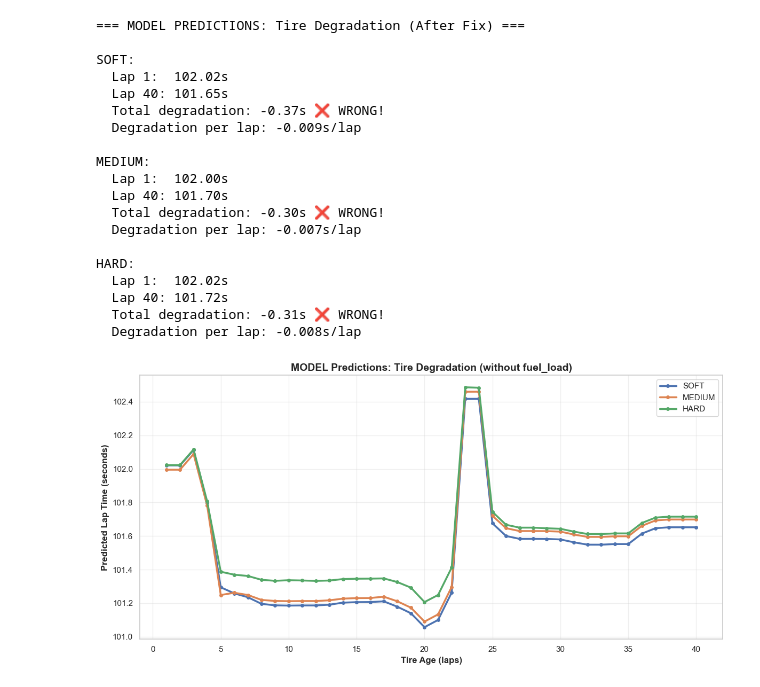
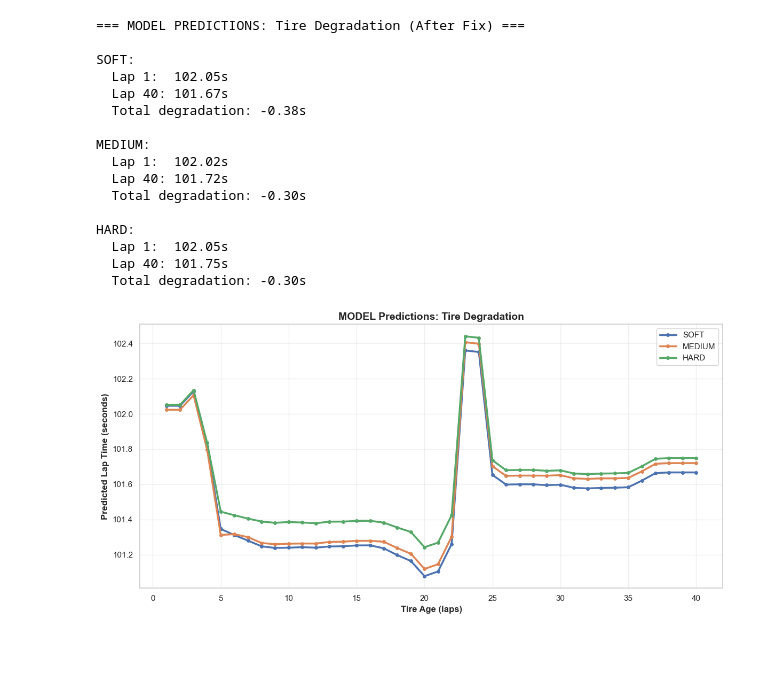
Before and after one commit to Shrey12202/Visualize-F1, a Jupyter notebook: tyre_strategy_withoutfuel.ipynb, the cells around one changed output. Drawn from its saved outputs; the diff is of its cells as text; code cells hidden in the pictures; blank space fills up the shorter version.

```diff
--- a/tyre_strategy_withoutfuel.ipynb
+++ b/tyre_strategy_withoutfuel.ipynb
@@ -440,8 +324,8 @@ print("=== MODEL PREDICTIONS: Tire Degradation (After Fix) ===\n")
 
 fig, ax = plt.subplots(figsize=(12, 6))
 
-# Simulate tire degradation for each compound
-tire_ages = range(1, 41)  # Test up to 40 laps
+# Simulating tire degradation for each compound
+tire_ages = range(1, 41)
 
 for compound in ['SOFT', 'MEDIUM', 'HARD']:
     predicted_times = []
@@ -452,7 +336,6 @@ for compound in ['SOFT', 'MEDIUM', 'HARD']:
             compound=compound,
             tyre_life=age,
             stint=1,
-            # lap_number REMOVED!
             track_temp=36,
             air_temp=28,
             humidity=40,
@@ -461,47 +344,43 @@ for compound in ['SOFT', 'MEDIUM', 'HARD']:
             pressure=1006,
             driver=None
         )
         predicted_times.append(pred)
 
     ax.plot(tire_ages, predicted_times, marker='o', label=compound,
             linewidth=2.5, markersize=4)
 
-    # Print degradation rate
+    # Degradation rate
     degradation_total = predicted_times[-1] - predicted_times[0]
     degradation_rate = degradation_total / len(tire_ages)
 
     print(f"{compound}:")
     print(f"  Lap 1:  {predicted_times[0]:.2f}s")
     print(f"  Lap 40: {predicted_times[-1]:.2f}s")
-    print(f"  Total degradation: {degradation_total:+.2f}s {'✅ REALISTIC!' if degradation_total > 0 else '❌ WRONG!'}")
-    print(f"  Degradation per lap: {degradation_rate:+.3f}s/lap")
+    print(f"  Total degradation: {degradation_total:+.2f}s ")
     print()
 
 ax.set_xlabel('Tire Age (laps)', fontsize=12, fontweight='bold')
 ax.set_ylabel('Predicted Lap Time (seconds)', fontsize=12, fontweight='bold')
-ax.set_title('MODEL Predictions: Tire Degradation (without fuel_load)', fontsize=14, fontweight='bold')
+ax.set_title('MODEL Predictions: Tire Degradation', fontsize=14, fontweight='bold')
 ax.legend(fontsize=11)
 ax.grid(True, alpha=0.3)
 plt.tight_layout()
 plt.show()
 # %% [output]
 === MODEL PREDICTIONS: Tire Degradation (After Fix) ===
 
 SOFT:
-  Lap 1:  102.02s
-  Lap 40: 101.65s
-  Total degradation: -0.37s ❌ WRONG!
-  Degradation per lap: -0.009s/lap
+  Lap 1:  102.05s
+  Lap 40: 101.67s
+  Total degradation: -0.38s
 
 MEDIUM:
-  Lap 1:  102.00s
-  Lap 40: 101.70s
-  Total degradation: -0.30s ❌ WRONG!
-  Degradation per lap: -0.007s/lap
+  Lap 1:  102.02s
+  Lap 40: 101.72s
+  Total degradation: -0.30s
 
 HARD:
-  Lap 1:  102.02s
-  Lap 40: 101.72s
-  Total degradation: -0.31s ❌ WRONG!
-  Degradation per lap: -0.008s/lap
+  Lap 1:  102.05s
+  Lap 40: 101.75s
+  Total degradation: -0.30s
-[figure, old version]
+[figure, new version]
```
Also changed, not shown: parts of 11 cells of this notebook, 1 other file.
